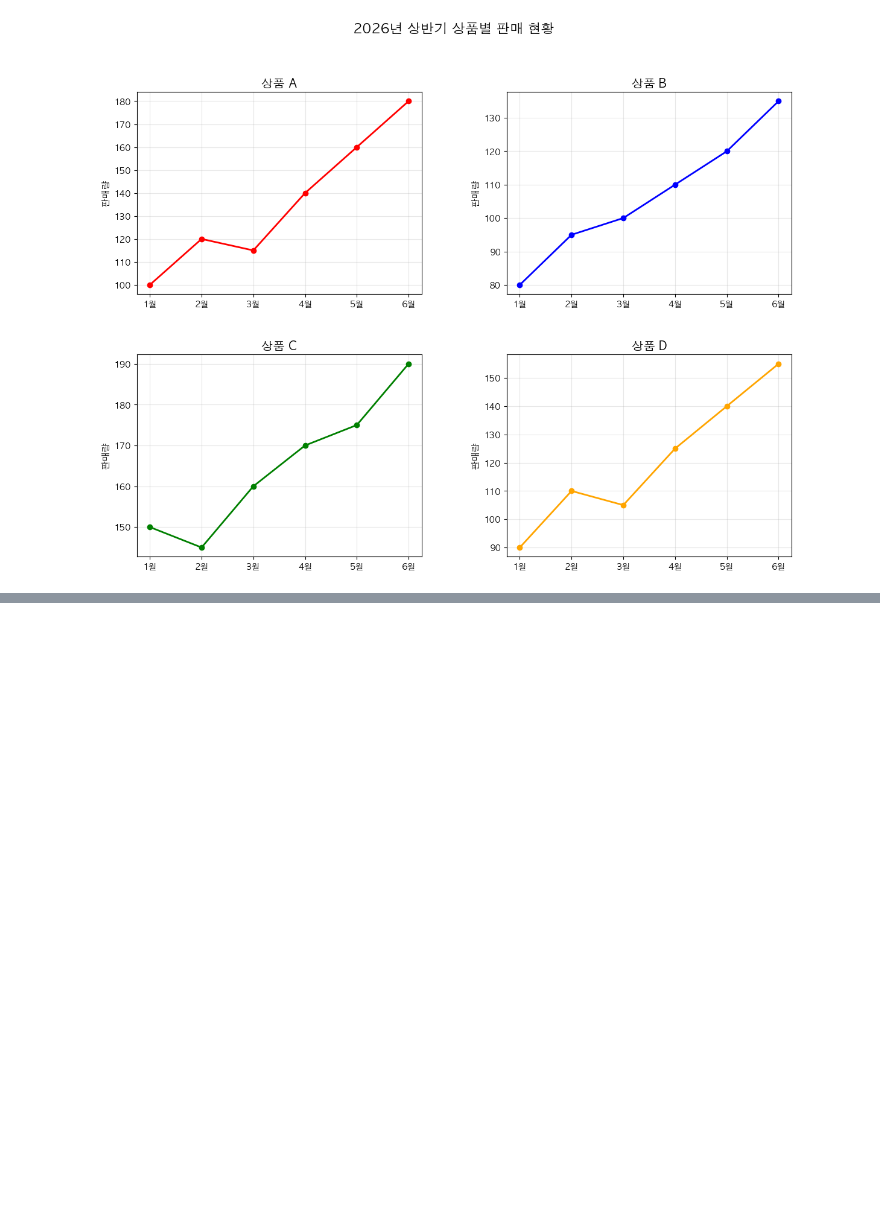
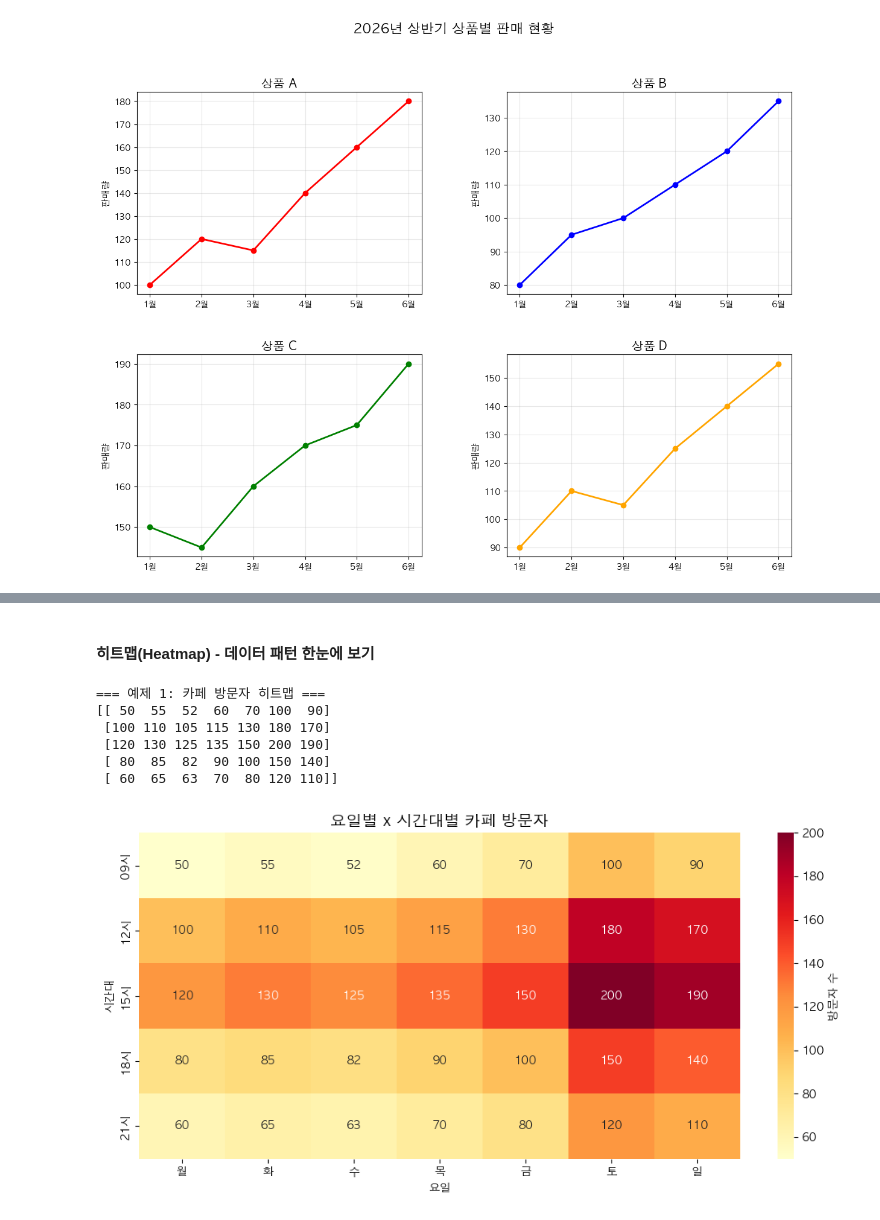
Before and after one commit to bobcho83/python_intermediate_learning, a Jupyter notebook: python_intermediate_learning.ipynb, the cells around one changed output, grey strips where cells are left out. Drawn from its saved outputs; the diff is of its cells as text; code cells hidden in the pictures; blank space fills up the shorter version.

```diff
--- a/python_intermediate_learning.ipynb
+++ b/python_intermediate_learning.ipynb
@@ -136,0 +183,54 @@ plt.show()
+# %% [markdown]
+#### 히트맵(Heatmap) - 데이터 패턴 한눈에 보기
+# %%
+import numpy as np
+import pandas as pd
+import matplotlib.pyplot as plt
+import seaborn as sns
+
+# 예제 1: 요일별 x 시간별 카페 방문자
+print("=== 예제 1: 카페 방문자 히트맵 ===")
+
+# 요일과 시간대 데이터 생성
+days = ['월', '화', '수', '목', '금', '토', '일']
+hours = ['09시', '12시', '15시', '18시', '21시']
+
+# 방문자 수 (5 x 7 테이블)
+cafe_data = np.array([
+    [50, 100, 120, 80, 60], #월
+    [55, 110, 130, 85, 65], #화
+    [52, 105, 125, 82, 63], #수
+    [60, 115, 135, 90, 70], #목
+    [70, 130, 150, 100, 80], #금
+    [100, 180, 200, 150, 120], #토
+    [90, 170, 190, 140, 110] #일
+]).T
+
+print(cafe_data)
+
+# 1 기본 히트맵
+fig, ax = plt.subplots(figsize=(10, 5))
+
+sns.heatmap(cafe_data,
+            xticklabels=days,
+            yticklabels=hours,
+            cmap='YlOrRd',
+            annot=True,
+            fmt='d',
+            cbar_kws={'label': '방문자 수'},
+            ax=ax)
+
+ax.set_title('요일별 x 시간대별 카페 방문자', fontsize=14, fontweight='bold')
+ax.set_xlabel('요일')
+ax.set_ylabel('시간대')
+
+plt.tight_layout()
+plt.show()
+# %% [output]
+=== 예제 1: 카페 방문자 히트맵 ===
+[[ 50  55  52  60  70 100  90]
+ [100 110 105 115 130 180 170]
+ [120 130 125 135 150 200 190]
+ [ 80  85  82  90 100 150 140]
+ [ 60  65  63  70  80 120 110]]
+[figure, added]
```
Also changed, not shown: parts of 2 cells of this notebook, 2 other files.
